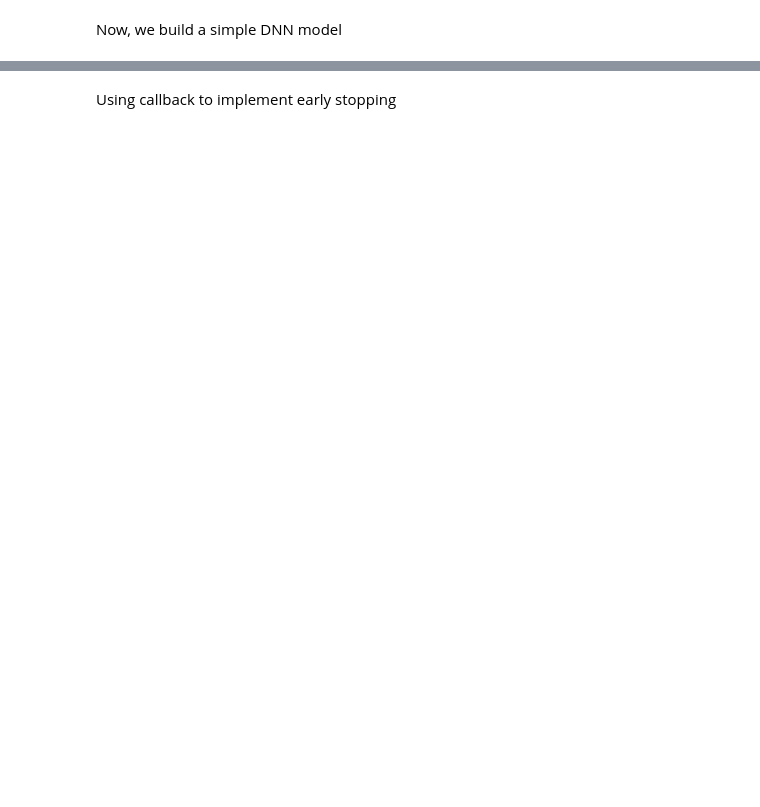
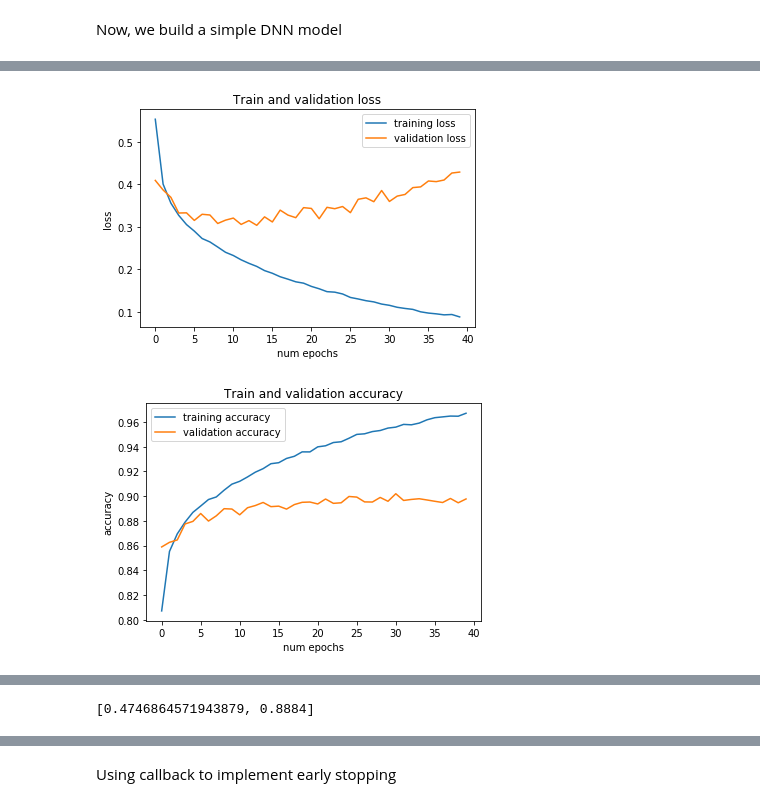
Before and after one commit to lucius-yu/colab-tutorial, a Jupyter notebook: simple_dnn.ipynb, the cells around one changed output, grey strips where cells are left out. Drawn from its saved outputs; the diff is of its cells as text; code cells hidden in the pictures; blank space fills up the shorter version.

```diff
--- a/simple_dnn.ipynb
+++ b/simple_dnn.ipynb
@@ -29,3 +42,23 @@ Downloading data from https://storage.googleapis.com/tensorflow/tf-keras-dataset
 # %% [markdown]
 Now, we build a simple DNN model
+# %%
+def get_model(layers=[10],dropout=0.0, lr=0.001):
+  # construct the model
+  model = tf.keras.Sequential()
+  # add flatten layer, flatten 2-dim data into 1-dim vector
+  model.add(tf.keras.layers.Flatten())
+  # add middle layer
+  for num_units in layers:
+    model.add(tf.keras.layers.Dense(num_units, activation='relu'))
+    if dropout>0:
+      model.add(tf.keras.layers.Dropout(rate=dropout))
+
+  # add output layer, i.e. 10 class softmax
+  model.add(tf.keras.layers.Dense(10, activation=tf.nn.softmax))
+
+  # compile
+  model.compile(optimizer = tf.train.AdamOptimizer(learning_rate=lr),
+                loss = 'sparse_categorical_crossentropy',
+                metrics=['accuracy'])
+  return model
 # %%
@@ -180,0 +141,15 @@ Epoch 40/40
+# %%
+# build the model
+dnn_model = get_model([128,128], lr=0.0005)
+
+# train the model
+history=dnn_model.fit(X_train, y_train, validation_data=(X_valid, y_valid), verbose=0, epochs=40)
+
+# plot result
+plot_loss(history)
+plot_acc(history)
+
+dnn_model.evaluate(test_images, test_labels)
+# %% [output]
+[figure, added]
+[figure, added]
@@ -180,0 +157 @@ Epoch 40/40
+[0.4746864571943879, 0.8884]
```
Also changed, not shown: parts of 26 cells of this notebook.
